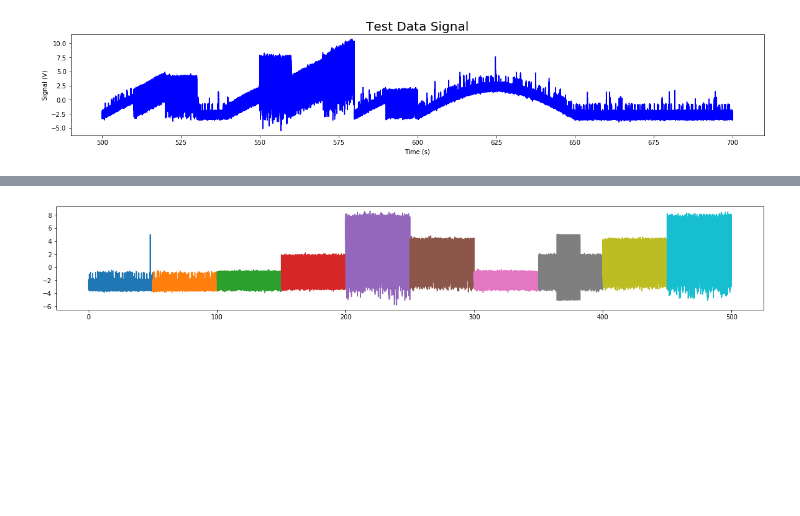
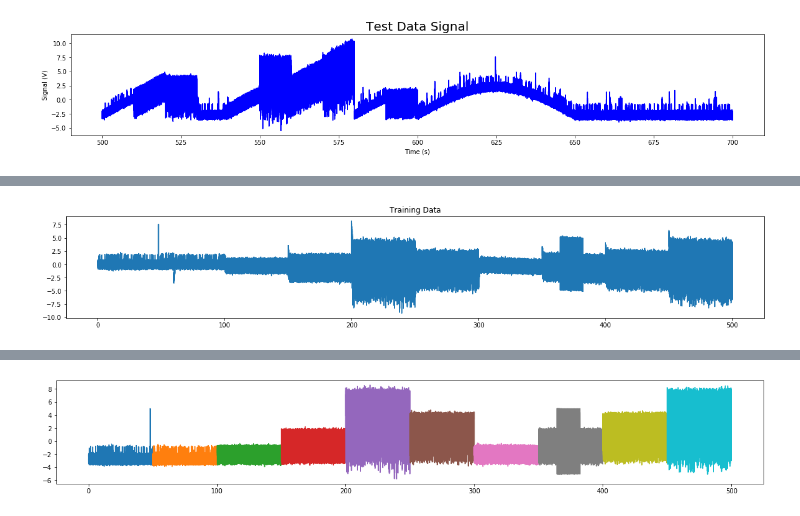
Before and after one commit to Jarodc33/ion_switching, a Jupyter notebook: notebooks/report/final.ipynb, the cells around one changed output, grey strips where cells are left out. Saved outputs shown, nothing was run; the diff lists cells and outputs as text; code cells hidden in the pictures; blank space fills up the shorter version.

```diff
--- a/notebooks/report/final.ipynb
+++ b/notebooks/report/final.ipynb
@@ -108,0 +121,7 @@ The data was chunked into their respective waveforms and the drifts were removed
+# %%
+full_data['signal'] = full_data['signal'] - full_data['signal'].rolling(10000, min_periods = 0).mean()
+plt.figure(figsize = (20, 3))
+plt.title('Training Data')
+plt.plot(full_data['time'], full_data['signal']);
+# %% [output]
+[figure, added]
```
Also changed, not shown: parts of 20 cells of this notebook, 43 other files.
